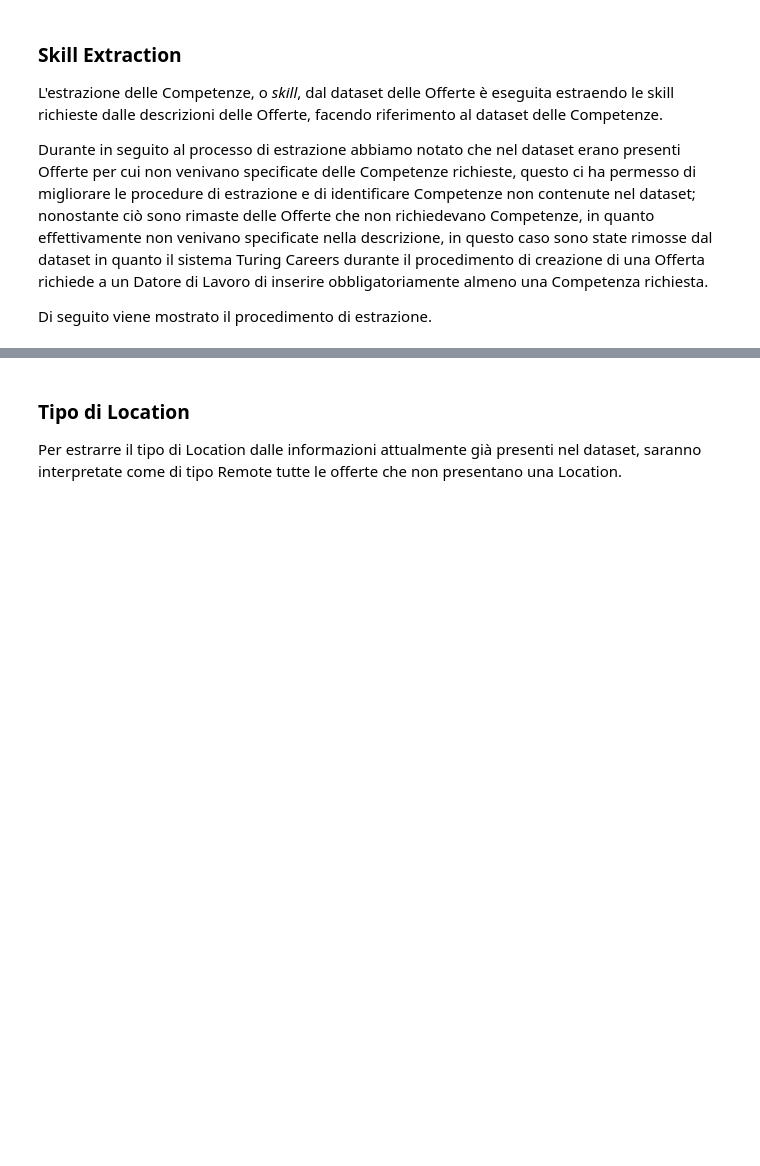
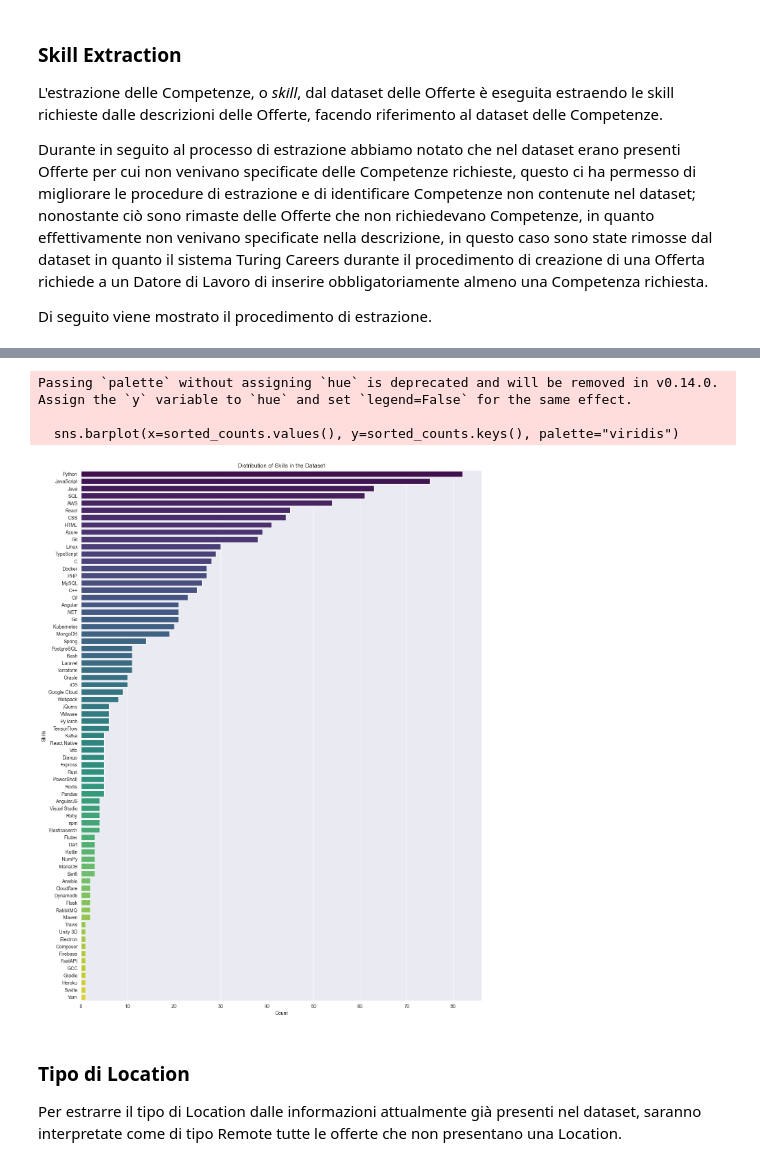
Before and after one commit to antoninoLorenzo/RecommenderSystem_TC, a Jupyter notebook: demo/notebooks/offers.ipynb, the cells around one changed output, grey strips where cells are left out. Saved outputs shown, nothing was run; the diff lists cells and outputs as text; code cells hidden in the pictures; blank space fills up the shorter version.

Commit message:
Update Developer Skillsets

```diff
--- a/demo/notebooks/offers.ipynb
+++ b/demo/notebooks/offers.ipynb
@@ -224,6 +224,30 @@ There are 57 Offers with no skills available
 | 240 | Machine Learning Ops/Engineer | Attendance to the office in a hyb... | 28033 Madrid, Madrid provincia | {32, 2, 67, 89, 30, 31} |
 | 241 | FULLREMOTE-Data Scientist (Time S... | -Country:España-Province:Comunida... | Comunidad de Madrid | {104, 2} |
 242 rows × 4 columns
+# %%
+# Count
+out = []
+skill_counts = Counter()
+for skill_set in required_skills:
+    if skill_set:
+        sset = id_to_skill(skill_set)
+        out.append(sset)
+        for s in sset:
+            skill_counts[s] += 1
+sorted_counts = {skill: skill_counts[skill] for skill in sorted(skill_counts, key=skill_counts.get, reverse=True)}
+
+# Plot
+plt.figure(figsize=(15, 20))
+sns.barplot(x=sorted_counts.values(), y=sorted_counts.keys(), palette="viridis")
+plt.title("Distribution of Skills in the Dataset")
+plt.xlabel("Count")
+plt.ylabel("Skills")
+plt.show()
+# %% [output]
+Passing `palette` without assigning `hue` is deprecated and will be removed in v0.14.0. Assign the `y` variable to `hue` and set `legend=False` for the same effect.
+
+  sns.barplot(x=sorted_counts.values(), y=sorted_counts.keys(), palette="viridis")
+[figure, added]
 # %% [markdown]
 ### Tipo di Location
 Per estrarre il tipo di Location dalle informazioni attualmente già presenti nel dataset,
```
Also changed, not shown: parts of 4 cells of this notebook, 1 other file.
